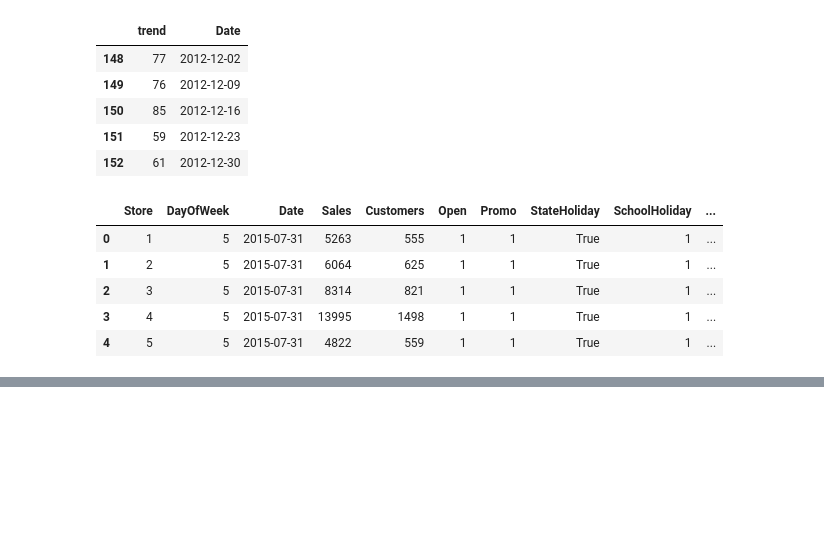
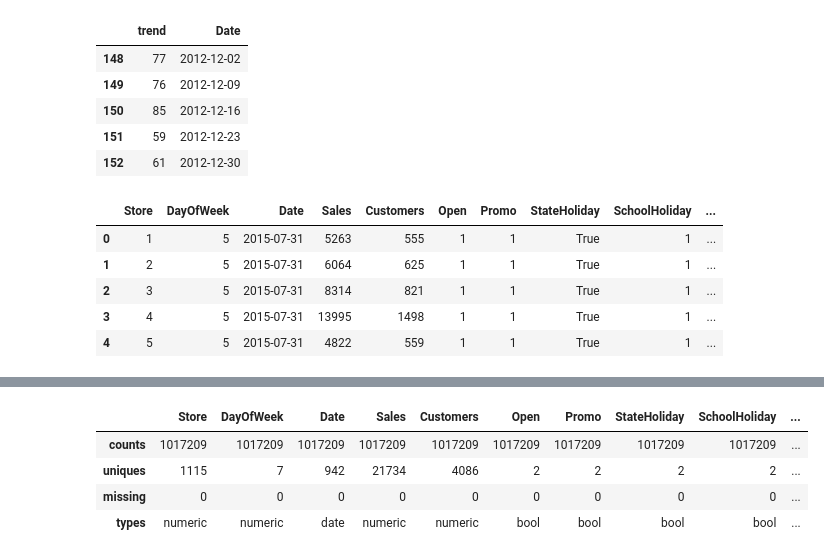
Before and after one commit to 7kbird/learning_notes, a Jupyter notebook: fast_ai/deeplearning/lesson14_rossman.ipynb, the cells around one changed output, grey strips where cells are left out. Cells and saved outputs as stored; diff of their text form; code cells hidden in the pictures; blank space fills up the shorter version.

```diff
--- a/fast_ai/deeplearning/lesson14_rossman.ipynb
+++ b/fast_ai/deeplearning/lesson14_rossman.ipynb
@@ -388,0 +555,8 @@ from sklearn.preprocessing import LabelEncoder, Imputer, StandardScaler
+# %%
+summary.columns_stats.drop()
+# %% [output]
+|  | Store | DayOfWeek | Date | Sales | Customers | Open | Promo | StateHoliday | SchoolHoliday | ... |
+| counts | 1017209 | 1017209 | 1017209 | 1017209 | 1017209 | 1017209 | 1017209 | 1017209 | 1017209 | ... |
+| uniques | 1115 | 7 | 942 | 21734 | 4086 | 2 | 2 | 2 | 2 | ... |
+| missing | 0 | 0 | 0 | 0 | 0 | 0 | 0 | 0 | 0 | ... |
+| types | numeric | numeric | date | numeric | numeric | bool | bool | bool | bool | ... |
```
Also changed, not shown: parts of 11 cells of this notebook.
